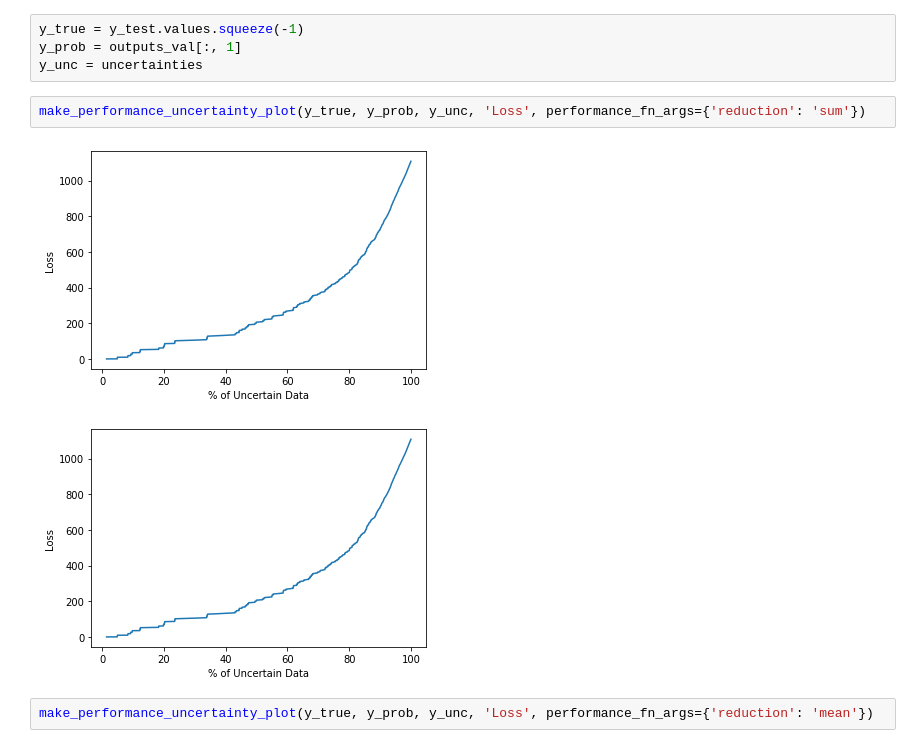
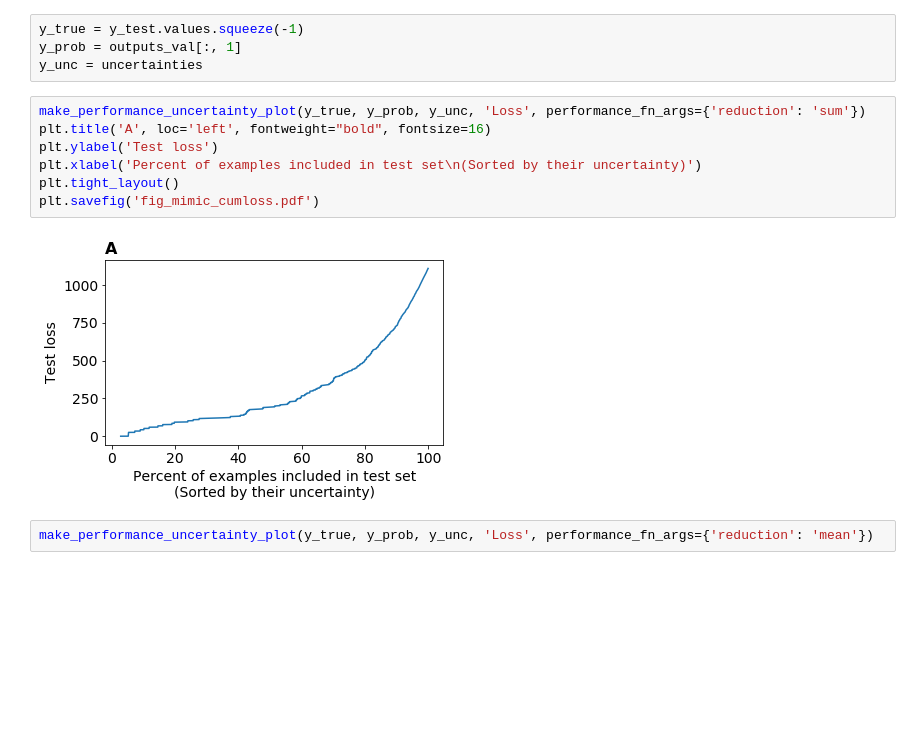
Before and after one commit to Pacmed/sensible-local-interpretations, a Jupyter notebook: experiments/mimic/ours_no_weighing_no_joint_training.ipynb, the cells around one changed output. Drawn from its saved outputs; the diff is of its cells as text; blank space fills up the shorter version.

```diff
--- a/experiments/mimic/ours_no_weighing_no_joint_training.ipynb
+++ b/experiments/mimic/ours_no_weighing_no_joint_training.ipynb
@@ -161,11 +156,15 @@ Text(0, 0.5, 'Uncertainty')
 y_true = y_test.values.squeeze(-1)
 y_prob = outputs_val[:, 1]
 y_unc = uncertainties
-# %%
-make_performance_uncertainty_plot(y_true, y_prob, y_unc, 'Loss', performance_fn_args={'reduction': 'sum'})
-# %% [output]
-[figure, removed]
-[figure, removed]
+# %%
+make_performance_uncertainty_plot(y_true, y_prob, y_unc, 'Loss', performance_fn_args={'reduction': 'sum'})
+plt.title('A', loc='left', fontweight="bold", fontsize=16)
+plt.ylabel('Test loss')
+plt.xlabel('Percent of examples included in test set\n(Sorted by their uncertainty)')
+plt.tight_layout()
+plt.savefig('fig_mimic_cumloss.pdf')
+# %% [output]
+[figure, added]
 # %%
 make_performance_uncertainty_plot(y_true, y_prob, y_unc, 'Loss', performance_fn_args={'reduction': 'mean'})
 # %% [output]
```
Also changed, not shown: parts of 19 cells of this notebook, 3 other files.
